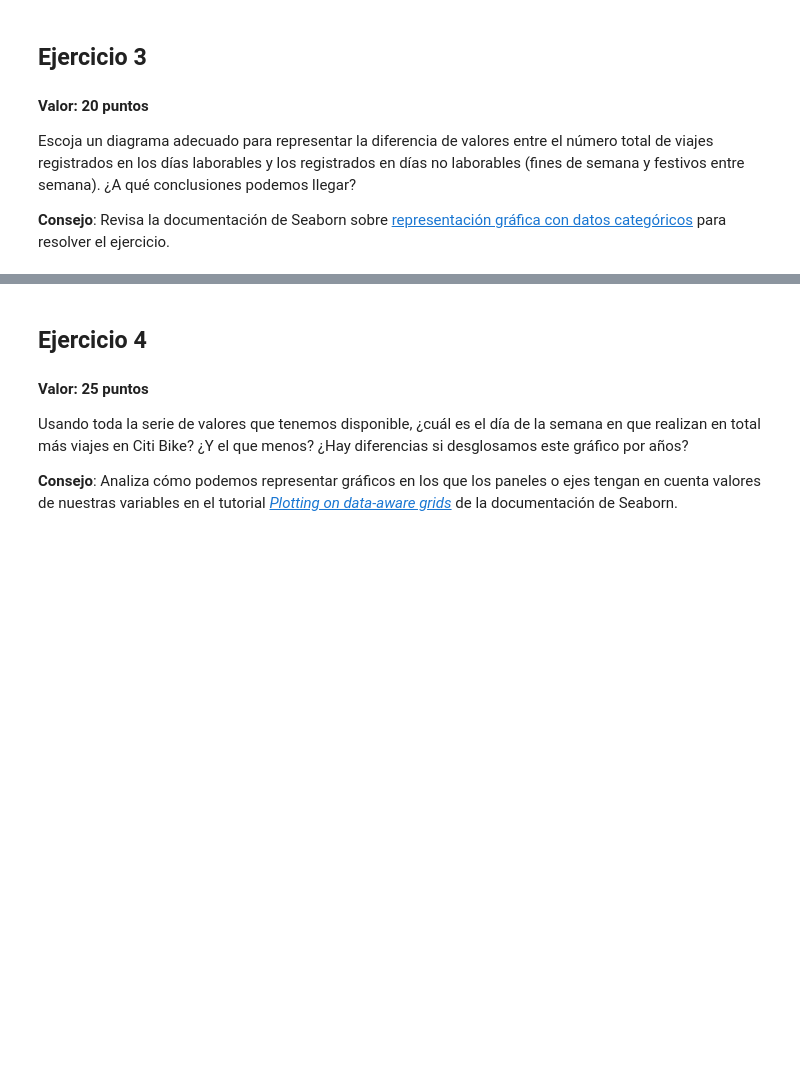
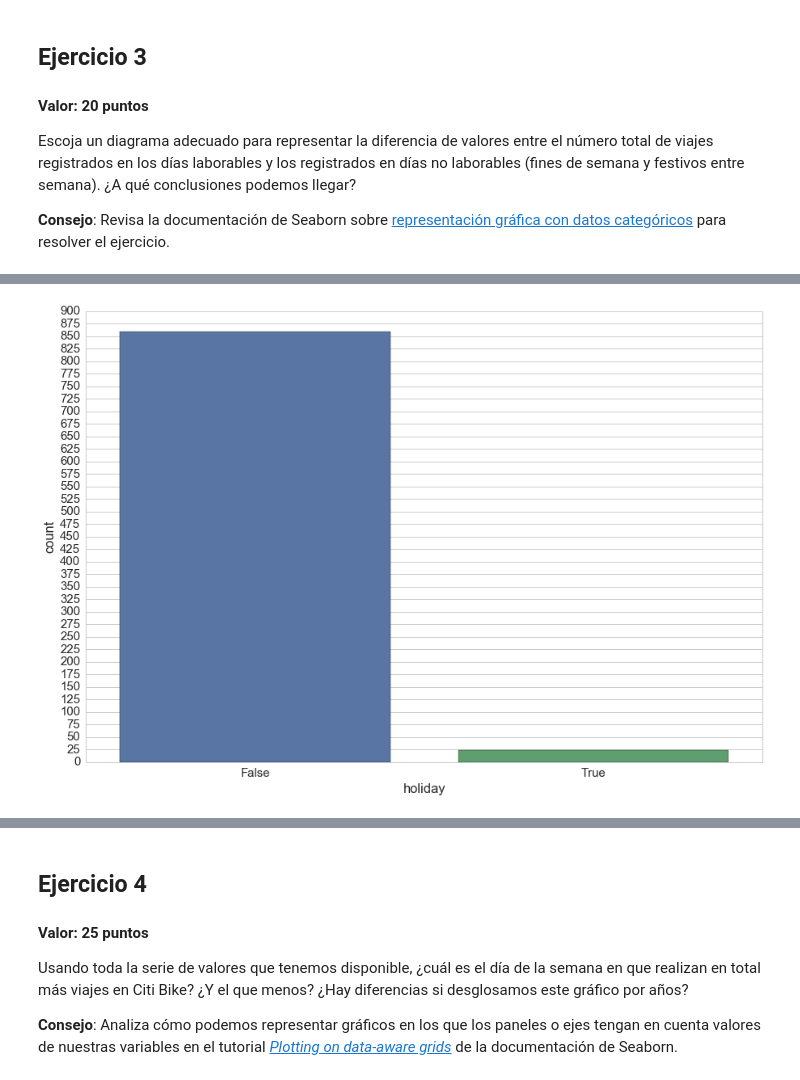
Before and after one commit to jvicentem/pandas-and-seaborn-assignment, a Jupyter notebook: Citi Bike System NYC.ipynb, the cells around one changed output, grey strips where cells are left out. Saved outputs shown, nothing was run; the diff lists cells and outputs as text; code cells hidden in the pictures; blank space fills up the shorter version.

```diff
--- a/Citi Bike System NYC.ipynb
+++ b/Citi Bike System NYC.ipynb
@@ -187,0 +203,6 @@ Escoja un diagrama adecuado para representar la diferencia de valores entre el n
+# %%
+sns.plt.figure(figsize=(15, 10))
+sns.countplot(x='holiday', data=bikes_df).set(yticks=np.arange(0, 901, 25))
+sns.plt.show()
+# %% [output]
+[figure, added]
```
Also changed, not shown: parts of 7 cells of this notebook.
